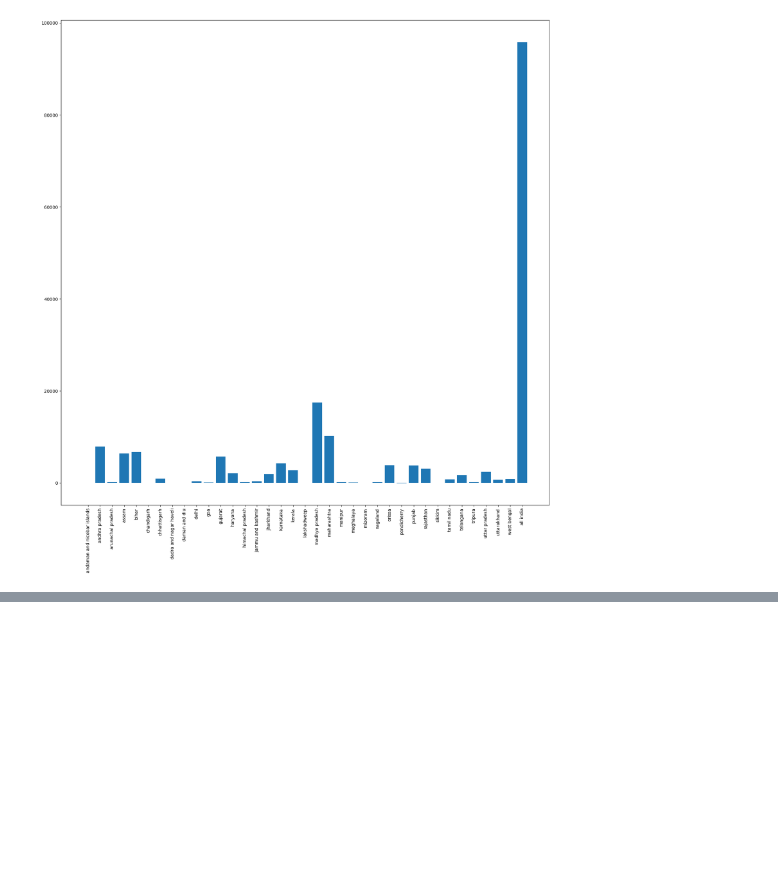
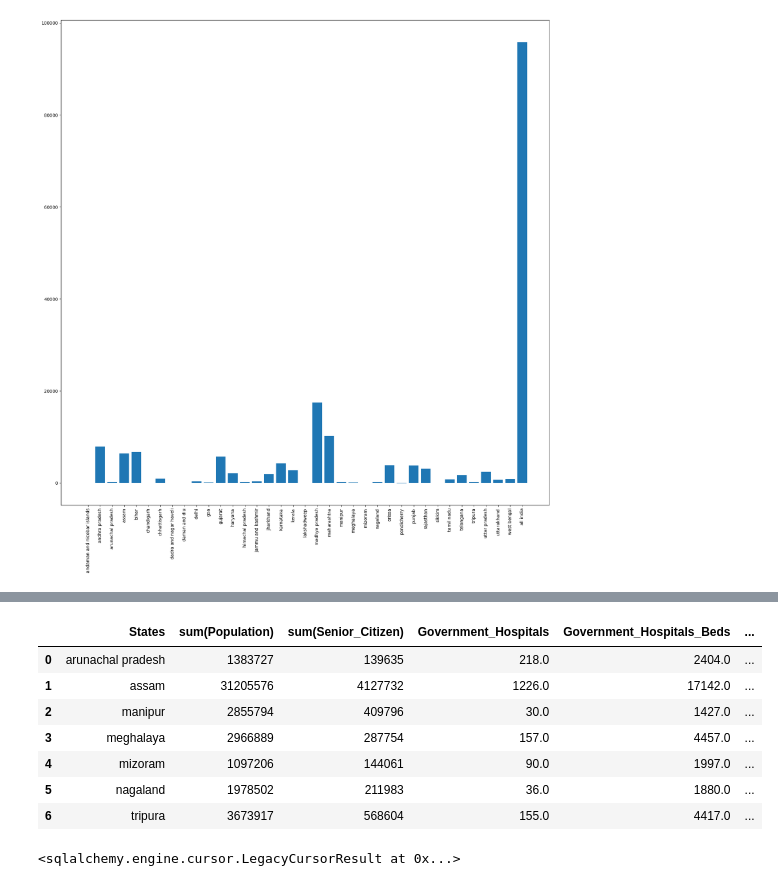
Before and after one commit to RoddaSreeCharanReddy/Data_Cleaning_Project_One, a Jupyter notebook: Complete_Project.ipynb, the cells around one changed output, grey strips where cells are left out. Cells and saved outputs as stored; diff of their text form; code cells hidden in the pictures; blank space fills up the shorter version.

```diff
--- a/Complete_Project.ipynb
+++ b/Complete_Project.ipynb
@@ -1300,0 +1850,34 @@ plt.show()
+# %%
+for x in states_list:
+    x=x.lower()
+    my_engine.execute('call govt_hospital_beds_per_lakh("{0}",@ghbpl)'.format(x))
+    res=my_engine.execute('select @ghbpl')
+    govt_hosp_beds_per_lakh= res.fetchall()
+    quarter_df.loc[quarter_df['States']==x,'Govt_Hosp_Beds_per_lakh']=govt_hosp_beds_per_lakh[0]
+# %%
+quarter_df
+# %% [output]
+|  | States | sum(Population) | sum(Senior_Citizen) | Government_Hospitals | Government_Hospitals_Beds | ... |
+| 0 | arunachal pradesh | 1383727 | 139635 | 218.0 | 2404.0 | ... |
+| 1 | assam | 31205576 | 4127732 | 1226.0 | 17142.0 | ... |
+| 2 | manipur | 2855794 | 409796 | 30.0 | 1427.0 | ... |
+| 3 | meghalaya | 2966889 | 287754 | 157.0 | 4457.0 | ... |
+| 4 | mizoram | 1097206 | 144061 | 90.0 | 1997.0 | ... |
+| 5 | nagaland | 1978502 | 211983 | 36.0 | 1880.0 | ... |
+| 6 | tripura | 3673917 | 568604 | 155.0 | 4417.0 | ... |
+# %%
+q23_procedure=text(
+'''
+create procedure get_districts_info()
+begin
+select District_Name,Population,ht.Households_Rural+ht.Households_Urban as total_household,
+((ht.Households_Rural+ht.Households_Urban)-(Household_Rural_Latrine_premise+Household_Urban_Latrine_premise)) as diff,
+((Household_Rural_Latrine_premise+Household_Urban_Latrine_premise)/(ht.Households_Rural+ht.Households_Urban))*100 as perc
+from housing_table ht inner join census_table ct on ht.State_Name = ct.States and
+ht.District_Name=ct.District order by diff desc;
+end
+'''
+)
+my_engine.execute(q23_procedure)
+# %% [output]
+<sqlalchemy.engine.cursor.LegacyCursorResult at 0x...>
```
Also changed, not shown: parts of 80 cells of this notebook.
